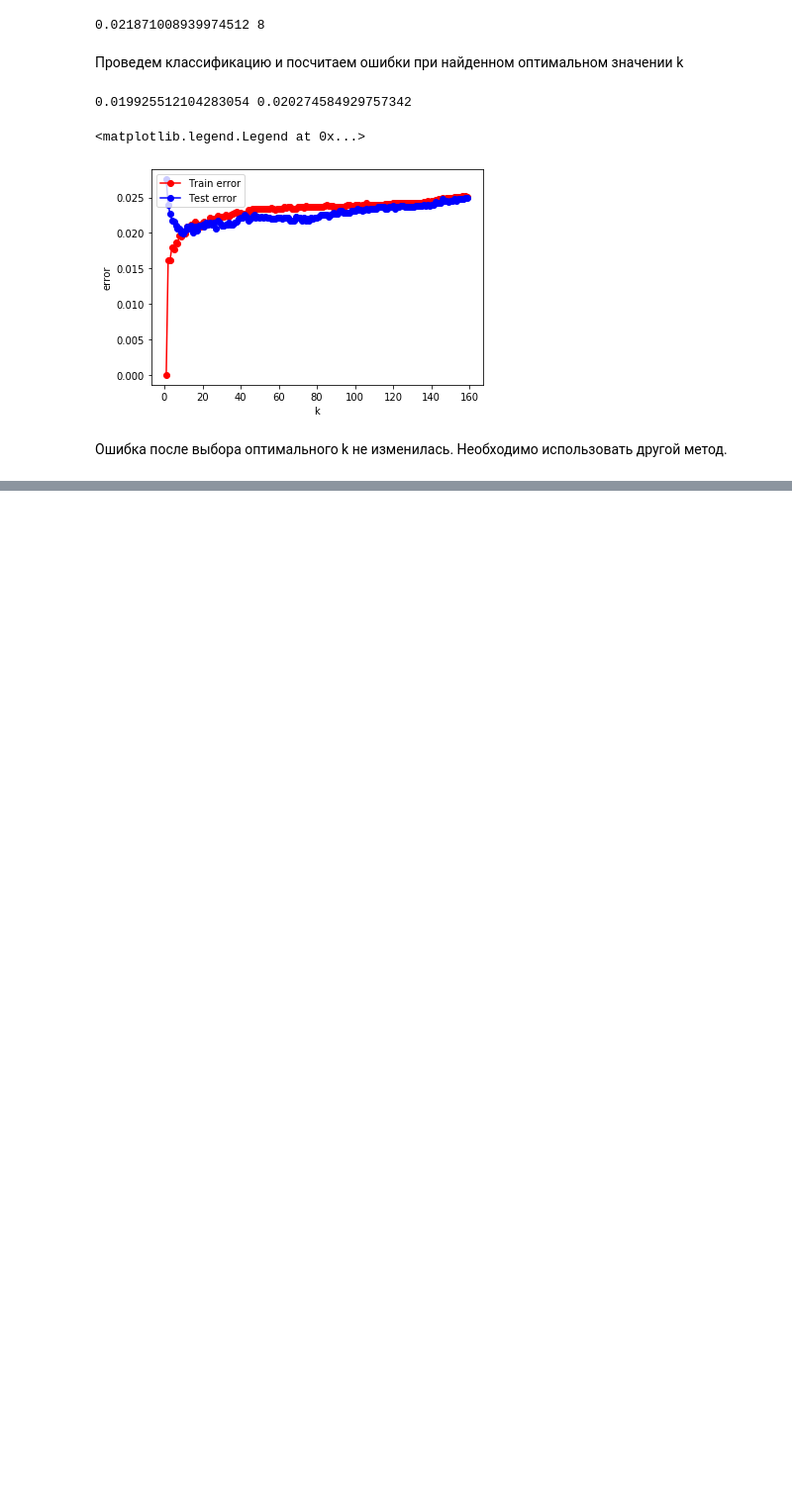
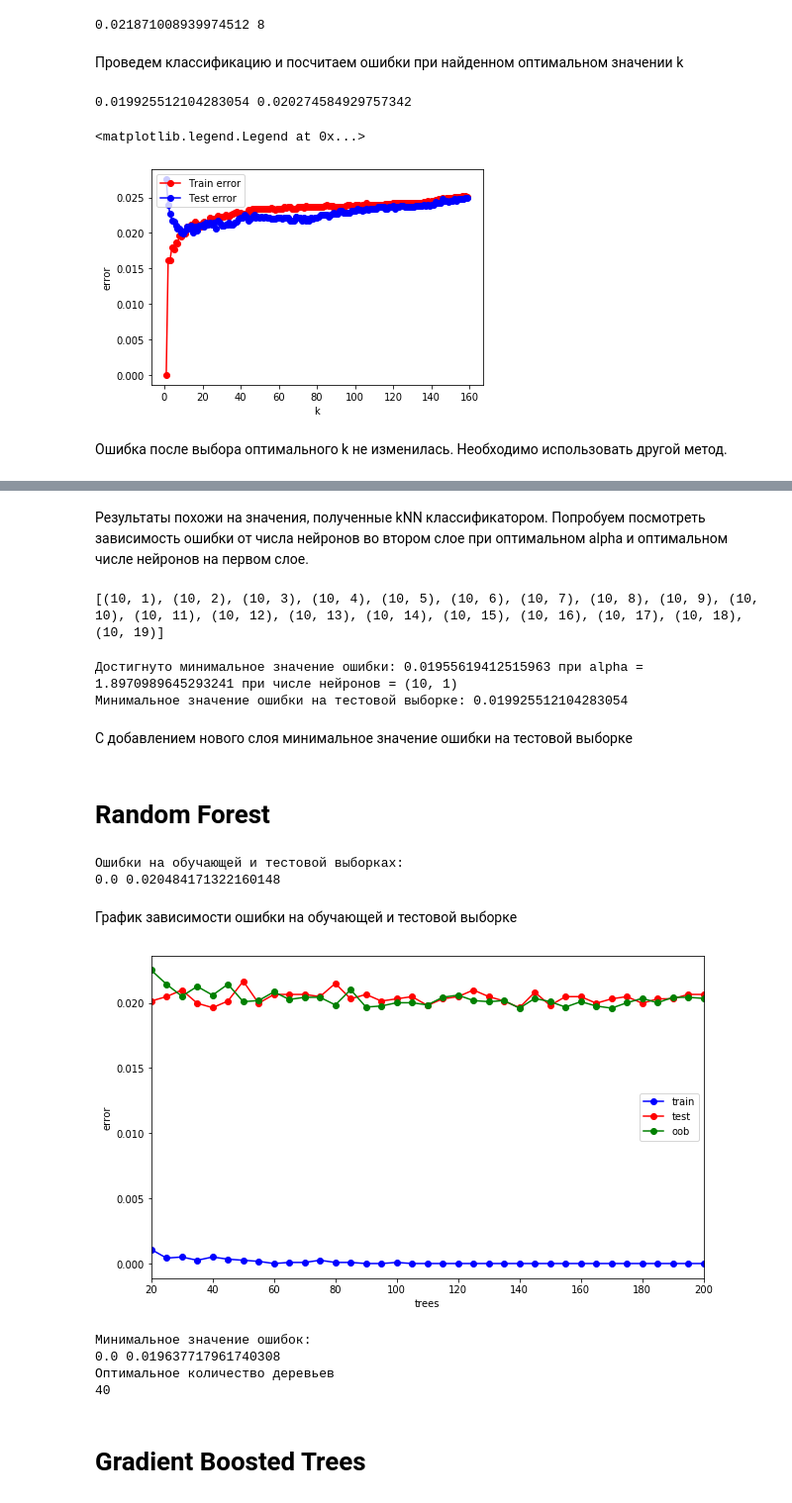
Before and after one commit to SemenDoc/MachineLearningCourse, a Jupyter notebook: Ml_PulsarStar.ipynb, the cells around one changed output, grey strips where cells are left out. Shown at 99% size. Drawn from its saved outputs; the diff is of its cells as text; code cells hidden in the pictures; blank space fills up the shorter version.

Commit message:
added MLP, RandomForest, GradientBoostedTrees

```diff
--- a/Ml_PulsarStar.ipynb
+++ b/Ml_PulsarStar.ipynb
@@ -678,0 +796,78 @@ plt.legend(loc = 2)
+# %% [markdown]
+Результаты похожи на значения, полученные kNN классификатором. Попробуем посмотреть зависимость ошибки от числа нейронов во втором слое при оптимальном alpha и оптимальном числе нейронов на первом слое.
+# %%
+best_neuron = grid_classifier.best_estimator_.hidden_layer_sizes[0]
+second_layer_neurons = [(best_neuron, n) for n in range(1, 20, 1)]
+print(second_layer_neurons)
+# %% [output]
+[(10, 1), (10, 2), (10, 3), (10, 4), (10, 5), (10, 6), (10, 7), (10, 8), (10, 9), (10, 10), (10, 11), (10, 12), (10, 13), (10, 14), (10, 15), (10, 16), (10, 17), (10, 18), (10, 19)]
+# %%
+grid_classifier = GridSearchCV(mlp_model, scoring = make_scorer(accuracy_score),
+                              param_grid = {'alpha': (best_alpha, ), 'hidden_layer_sizes': second_layer_neurons},
+                              cv = 10, return_train_score = True)
+grid_classifier.fit(X_train, y_train)
+
+print('Достигнуто минимальное значение ошибки:', 1 - grid_classifier.best_score_,
+     'при alpha = ' + str(grid_classifier.best_estimator_.alpha),
+     'при числе нейронов = ' + str(grid_classifier.best_estimator_.hidden_layer_sizes))
+
+best_test_predictions = grid_classifier.predict(X_test)
+best_test_err = np.mean(best_test_predictions != y_test)
+print('Минимальное значение ошибки на тестовой выборке:', best_test_err)
+# %% [output]
+Достигнуто минимальное значение ошибки: 0.01955619412515963 при alpha = 1.8970989645293241 при числе нейронов = (10, 1)
+Минимальное значение ошибки на тестовой выборке: 0.019925512104283054
+# %% [markdown]
+С добавлением нового слоя минимальное значение ошибки на тестовой выборке
+# %% [markdown]
+# Random Forest
+# %%
+X_train, X_test, y_train, y_test = train_test_split(X, y, test_size = 0.33, random_state = 24)
+# %%
+from sklearn import ensemble
+rf = ensemble.RandomForestClassifier(n_estimators = 100)
+rf.fit(X_train, y_train)
+
+print("Ошибки на обучающей и тестовой выборках:")
+print(np.mean(y_train != rf.predict(X_train)), np.mean(y_test != rf.predict(X_test)))
+# %% [output]
+Ошибки на обучающей и тестовой выборках:
+0.0 0.020484171322160148
+# %% [markdown]
+График зависимости ошибки на обучающей и тестовой выборке
+# %%
+trees_num_array = np.arange(20, 201, 5)
+train_error = []
+test_error = []
+out_of_back_error = []
+for trees_num in trees_num_array:
+    rf = ensemble.RandomForestClassifier(n_estimators = trees_num, oob_score = True)
+    rf.fit(X_train, y_train)
+
+    train_error.append(np.mean(y_train != rf.predict(X_train)))
+    test_error.append(np.mean(y_test != rf.predict(X_test)))
+    out_of_back_error.append(1 - rf.oob_score_)
+
+plt.figure(figsize = (10, 6))
+plt.plot(trees_num_array, train_error, 'b-o', label = 'train')
+plt.plot(trees_num_array, test_error, 'r-o', label = 'test')
+plt.plot(trees_num_array, out_of_back_error, 'g-o', label = 'oob')
+plt.xlim([np.min(trees_num_array), np.max(trees_num_array)])
+plt.xlabel('trees')
+plt.ylabel('error')
+plt.legend()
+pass
+# %% [output]
+[figure, added]
+# %%
+print("Минимальное значение ошибок:")
+print(np.min(train_error), np.min(test_error))
+print("Оптимальное количество деревьев")
+print(trees_num_array[test_error == np.min(test_error)][0])
+# %% [output]
+Минимальное значение ошибок:
+0.0 0.019637717961740308
+Оптимальное количество деревьев
+40
+# %% [markdown]
+# Gradient Boosted Trees
```
Also changed, not shown: parts of 21 cells of this notebook.
